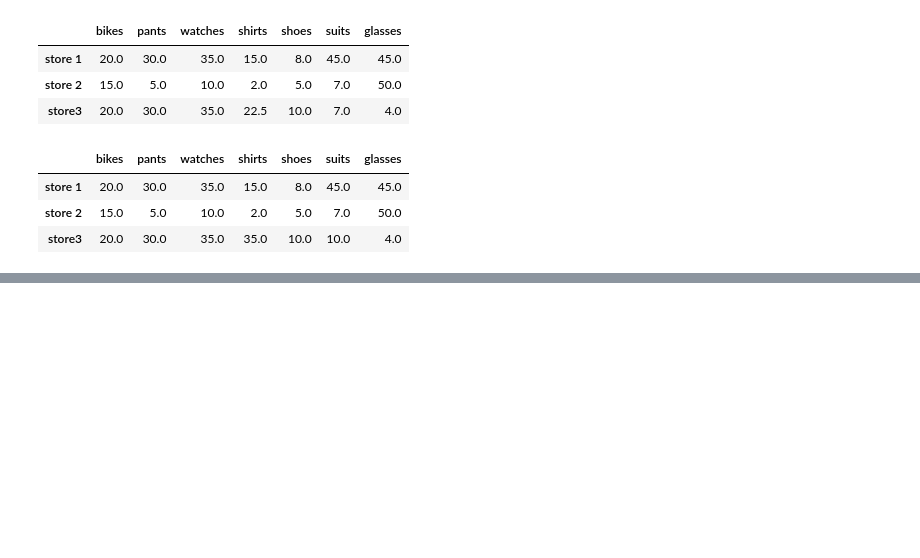
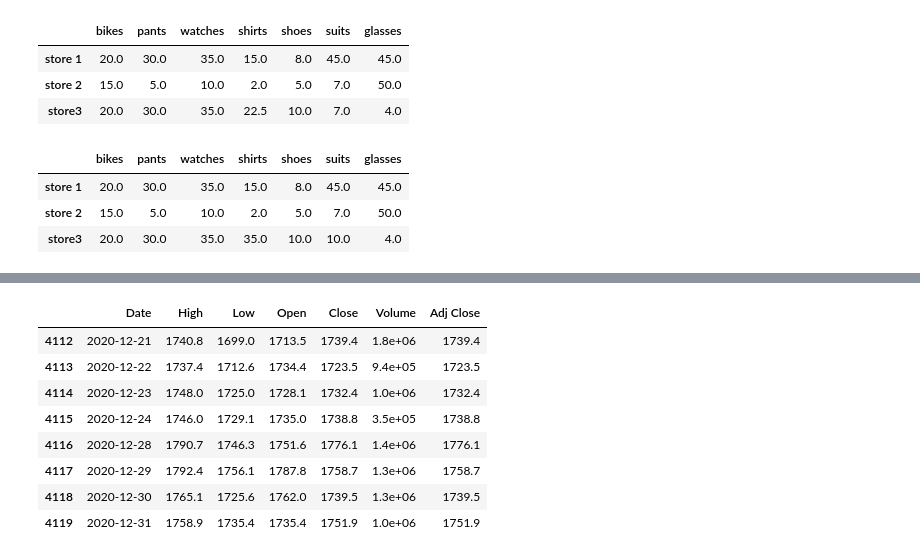
Before and after one commit to clencyc/AWS-Notebooks, a Jupyter notebook: Pandas/Untitled.ipynb, the cells around one changed output, grey strips where cells are left out. Saved outputs shown, nothing was run; the diff lists cells and outputs as text; code cells hidden in the pictures; blank space fills up the shorter version.

```diff
--- a/Pandas/Untitled.ipynb
+++ b/Pandas/Untitled.ipynb
@@ -605,0 +771,12 @@ store_items.ffill(axis=1)
+# %%
+google_stock.tail(8)
+# %% [output]
+|  | Date | High | Low | Open | Close | Volume | Adj Close |
+| 4112 | 2020-12-21 | 1740.8 | 1699.0 | 1713.5 | 1739.4 | 1.8e+06 | 1739.4 |
+| 4113 | 2020-12-22 | 1737.4 | 1712.6 | 1734.4 | 1723.5 | 9.4e+05 | 1723.5 |
+| 4114 | 2020-12-23 | 1748.0 | 1725.0 | 1728.1 | 1732.4 | 1.0e+06 | 1732.4 |
+| 4115 | 2020-12-24 | 1746.0 | 1729.1 | 1735.0 | 1738.8 | 3.5e+05 | 1738.8 |
+| 4116 | 2020-12-28 | 1790.7 | 1746.3 | 1751.6 | 1776.1 | 1.4e+06 | 1776.1 |
+| 4117 | 2020-12-29 | 1792.4 | 1756.1 | 1787.8 | 1758.7 | 1.3e+06 | 1758.7 |
+| 4118 | 2020-12-30 | 1765.1 | 1725.6 | 1762.0 | 1739.5 | 1.3e+06 | 1739.5 |
+| 4119 | 2020-12-31 | 1758.9 | 1735.4 | 1735.4 | 1751.9 | 1.0e+06 | 1751.9 |
```
Also changed, not shown: parts of 24 cells of this notebook, 3 other files.
